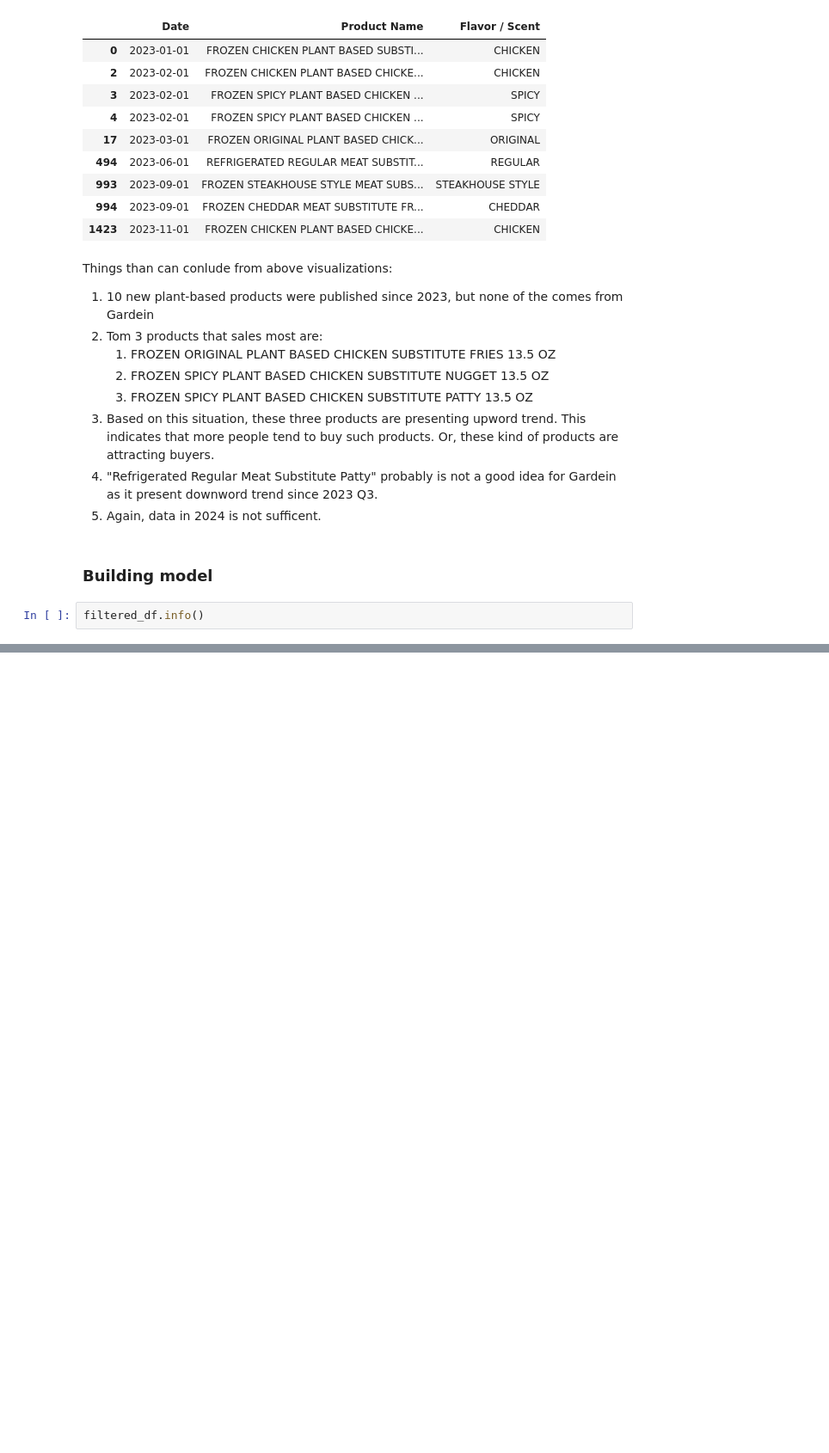
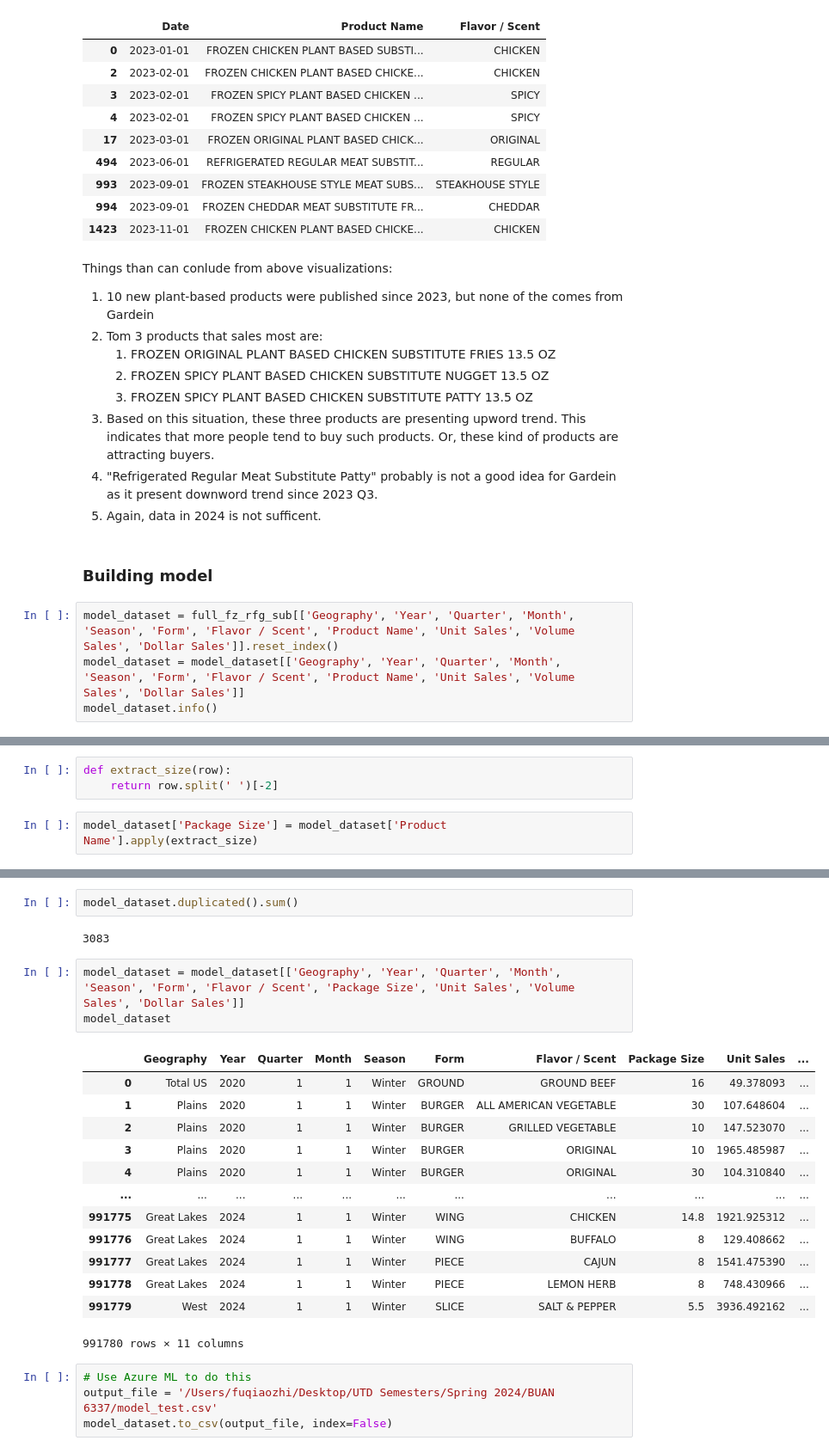
Before and after one commit to georgeftd9/Conagra_Project, a Jupyter notebook: test_merge.ipynb, the cells around one changed output, grey strips where cells are left out. Shown at 86% size. Cells and saved outputs as stored; diff of their text form; blank space fills up the shorter version.

Commit message:
model pre-processing

```diff
--- a/test_merge.ipynb
+++ b/test_merge.ipynb
@@ -695,6 +698,8 @@ Things than can conlude from above visualizations:
 # %% [markdown]
 ### Building model
 # %%
-filtered_df.info()
+model_dataset = full_fz_rfg_sub[['Geography', 'Year', 'Quarter', 'Month', 'Season', 'Form', 'Flavor / Scent', 'Product Name', 'Unit Sales', 'Volume Sales', 'Dollar Sales']].reset_index()
+model_dataset = model_dataset[['Geography', 'Year', 'Quarter', 'Month', 'Season', 'Form', 'Flavor / Scent', 'Product Name', 'Unit Sales', 'Volume Sales', 'Dollar Sales']]
+model_dataset.info()
 # %% [output]
 <class 'pandas.core.frame.DataFrame'>
@@ -736,0 +732,5 @@ array(['CHORIZO', 'SPICY BLACK BEAN', 'TEX MEX', 'TOMATO & BASIL PIZZA',
+# %%
+def extract_size(row):
+    return row.split(' ')[-2]
+# %%
+model_dataset['Package Size'] = model_dataset['Product Name'].apply(extract_size)
@@ -736,0 +753,25 @@ array(['CHORIZO', 'SPICY BLACK BEAN', 'TEX MEX', 'TOMATO & BASIL PIZZA',
+# %%
+model_dataset.duplicated().sum()
+# %% [output]
+3083
+# %%
+model_dataset = model_dataset[['Geography', 'Year', 'Quarter', 'Month', 'Season', 'Form', 'Flavor / Scent', 'Package Size', 'Unit Sales', 'Volume Sales', 'Dollar Sales']]
+model_dataset
+# %% [output]
+|  | Geography | Year | Quarter | Month | Season | Form | Flavor / Scent | Package Size | Unit Sales | ... |
+| 0 | Total US | 2020 | 1 | 1 | Winter | GROUND | GROUND BEEF | 16 | 49.378093 | ... |
+| 1 | Plains | 2020 | 1 | 1 | Winter | BURGER | ALL AMERICAN VEGETABLE | 30 | 107.648604 | ... |
+| 2 | Plains | 2020 | 1 | 1 | Winter | BURGER | GRILLED VEGETABLE | 10 | 147.523070 | ... |
+| 3 | Plains | 2020 | 1 | 1 | Winter | BURGER | ORIGINAL | 10 | 1965.485987 | ... |
+| 4 | Plains | 2020 | 1 | 1 | Winter | BURGER | ORIGINAL | 30 | 104.310840 | ... |
+| ... | ... | ... | ... | ... | ... | ... | ... | ... | ... | ... |
+| 991775 | Great Lakes | 2024 | 1 | 1 | Winter | WING | CHICKEN | 14.8 | 1921.925312 | ... |
+| 991776 | Great Lakes | 2024 | 1 | 1 | Winter | WING | BUFFALO | 8 | 129.408662 | ... |
+| 991777 | Great Lakes | 2024 | 1 | 1 | Winter | PIECE | CAJUN | 8 | 1541.475390 | ... |
+| 991778 | Great Lakes | 2024 | 1 | 1 | Winter | PIECE | LEMON HERB | 8 | 748.430966 | ... |
+| 991779 | West | 2024 | 1 | 1 | Winter | SLICE | SALT & PEPPER | 5.5 | 3936.492162 | ... |
+991780 rows × 11 columns
+# %%
+# Use Azure ML to do this
+output_file = '/Users/fuqiaozhi/Desktop/UTD Semesters/Spring 2024/BUAN 6337/model_test.csv'
+model_dataset.to_csv(output_file, index=False)
```
Also changed, not shown: parts of 5 cells of this notebook.
